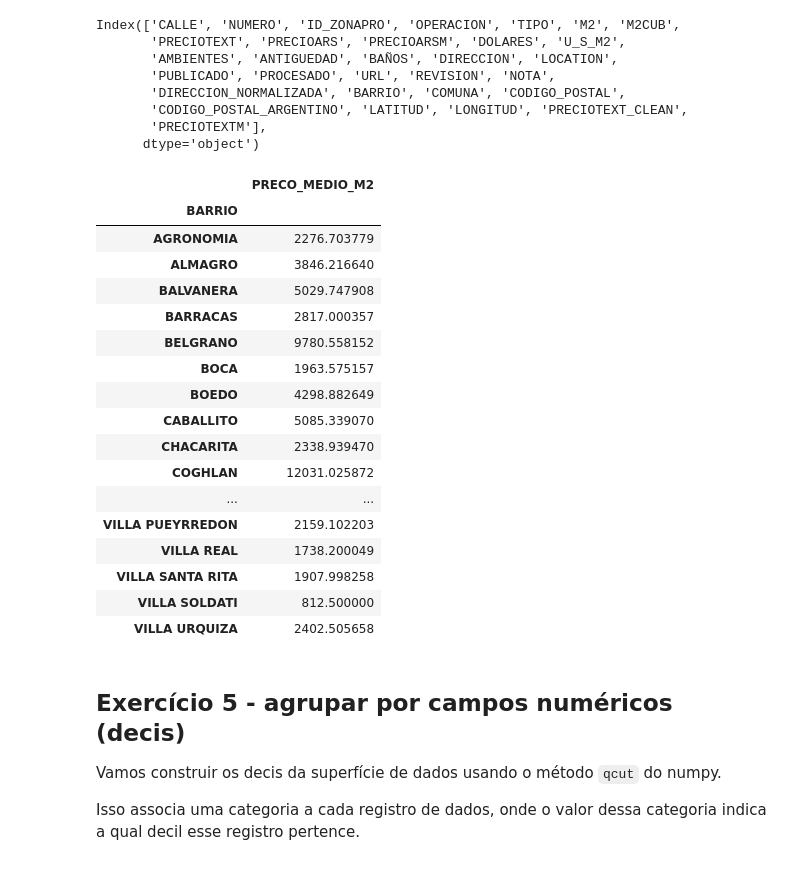
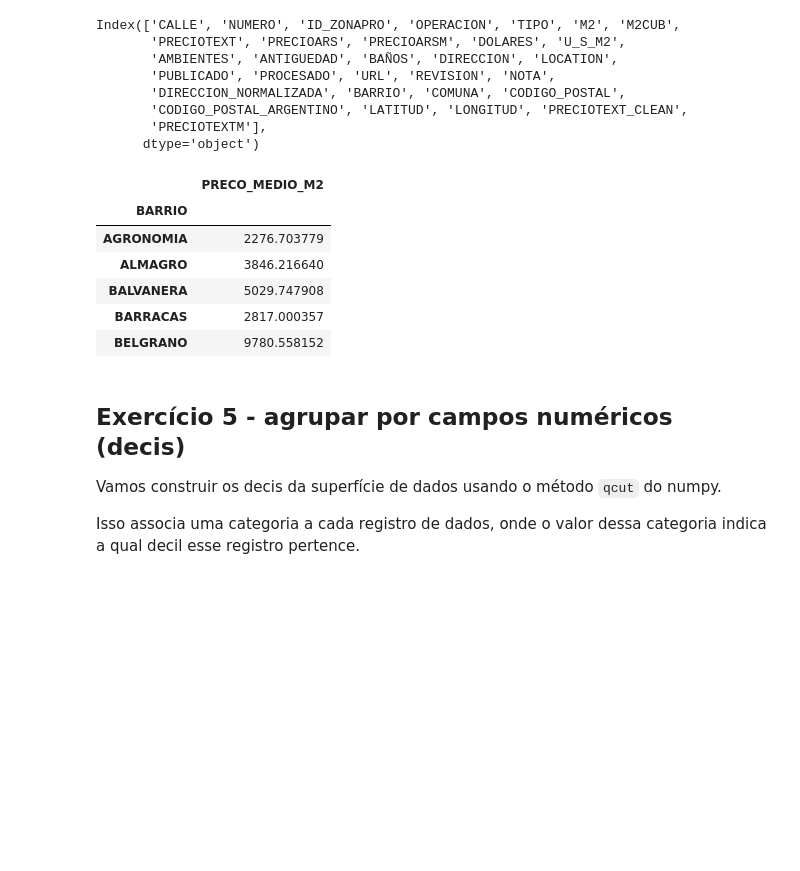
Before and after one commit to levyvix/ada_tech_numpy_pandas, a Jupyter notebook: pandas/notebooks/ADA_TECH_10_pandas_enunciado_exercicio_3.ipynb, the cells around one changed output. Drawn from its saved outputs; the diff is of its cells as text; code cells hidden in the pictures; blank space fills up the shorter version.

Commit message:
Add new files for data cleaning and exploratory data analysis

```diff
--- a/pandas/notebooks/ADA_TECH_10_pandas_enunciado_exercicio_3.ipynb
+++ b/pandas/notebooks/ADA_TECH_10_pandas_enunciado_exercicio_3.ipynb
@@ -46,23 +46,13 @@ Vamos criar uma nova coluna (PRECIOTEXT_CLEAN) do tipo numérico, que tem os val
 
 3) Crie uma nova coluna de tipo numérico no DataFrame (PRECIOTEXT_CLEAN) e atribua os valores de resultado de 2)
 # %%
-df = (
-	df
-	.assign(
-		PRECIOTEXT_CLEAN = df["PRECIOTEXT"].str.replace('.', '').str.extract(r"(\d+)").astype(float)
-	)
-)
+df = df.assign(PRECIOTEXT_CLEAN=df["PRECIOTEXT"].str.replace(".", "").str.extract(r"(\d+)").astype(float))
 # %% [markdown]
 ## Exercício 3  - Preço por metro quadrado em dólares
 
 Vamos criar uma coluna do tipo numérico (PRECIOTEXTM) que tem o preço do $m^{2}$ em dólares calculado como o valor de PRECIOTEXT_CLEAN / M2.
 # %%
-df = (
-	df
-	.assign(
-		PRECIOTEXTM = lambda d: d['PRECIOTEXT_CLEAN'] / d["M2"]
-	)
-)
+df = df.assign(PRECIOTEXTM=lambda d: d["PRECIOTEXT_CLEAN"] / d["M2"])
 # %% [markdown]
 ## Exercício 4  - Preço médio por metro quadrado em dólares por bairro
 
@@ -82,31 +72,18 @@ Index(['CALLE', 'NUMERO', 'ID_ZONAPRO', 'OPERACION', 'TIPO', 'M2', 'M2CUB',
       dtype='object')
 # %%
 (
-	df
-	.groupby('BARRIO')
-	.agg(
-		PRECO_MEDIO_M2 = ('PRECIOTEXTM', 'mean'),
-	)
-)
+    df.groupby("BARRIO").agg(
+        PRECO_MEDIO_M2=("PRECIOTEXTM", "mean"),
+    )
+).head()
 # %% [output]
 |  | PRECO_MEDIO_M2 |
 | BARRIO |  |
 | AGRONOMIA | 2276.703779 |
 | ALMAGRO | 3846.216640 |
 | BALVANERA | 5029.747908 |
 | BARRACAS | 2817.000357 |
 | BELGRANO | 9780.558152 |
-| BOCA | 1963.575157 |
-| BOEDO | 4298.882649 |
-| CABALLITO | 5085.339070 |
-| CHACARITA | 2338.939470 |
-| COGHLAN | 12031.025872 |
-| ... | ... |
-| VILLA PUEYRREDON | 2159.102203 |
-| VILLA REAL | 1738.200049 |
-| VILLA SANTA RITA | 1907.998258 |
-| VILLA SOLDATI | 812.500000 |
-| VILLA URQUIZA | 2402.505658 |
 # %% [markdown]
 ## Exercício 5  - agrupar por campos numéricos (decis)
 
```
Also changed, not shown: parts of 3 cells of this notebook, 5 other files.
